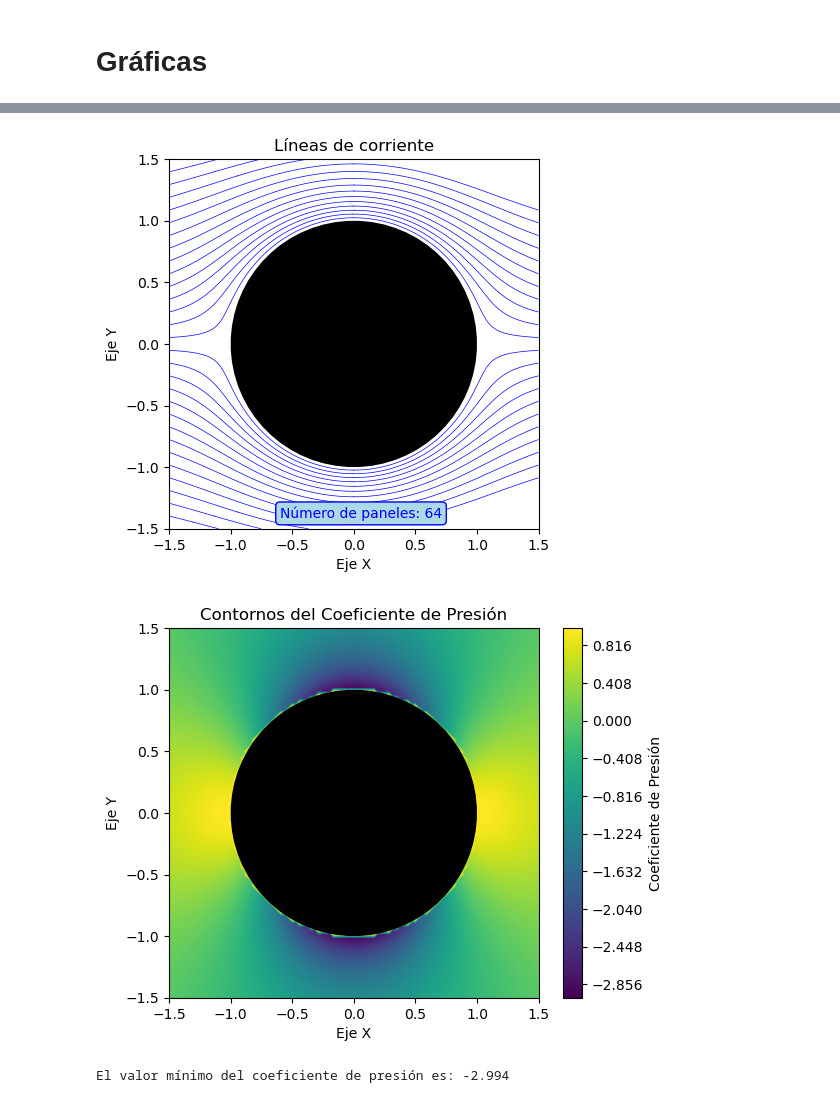
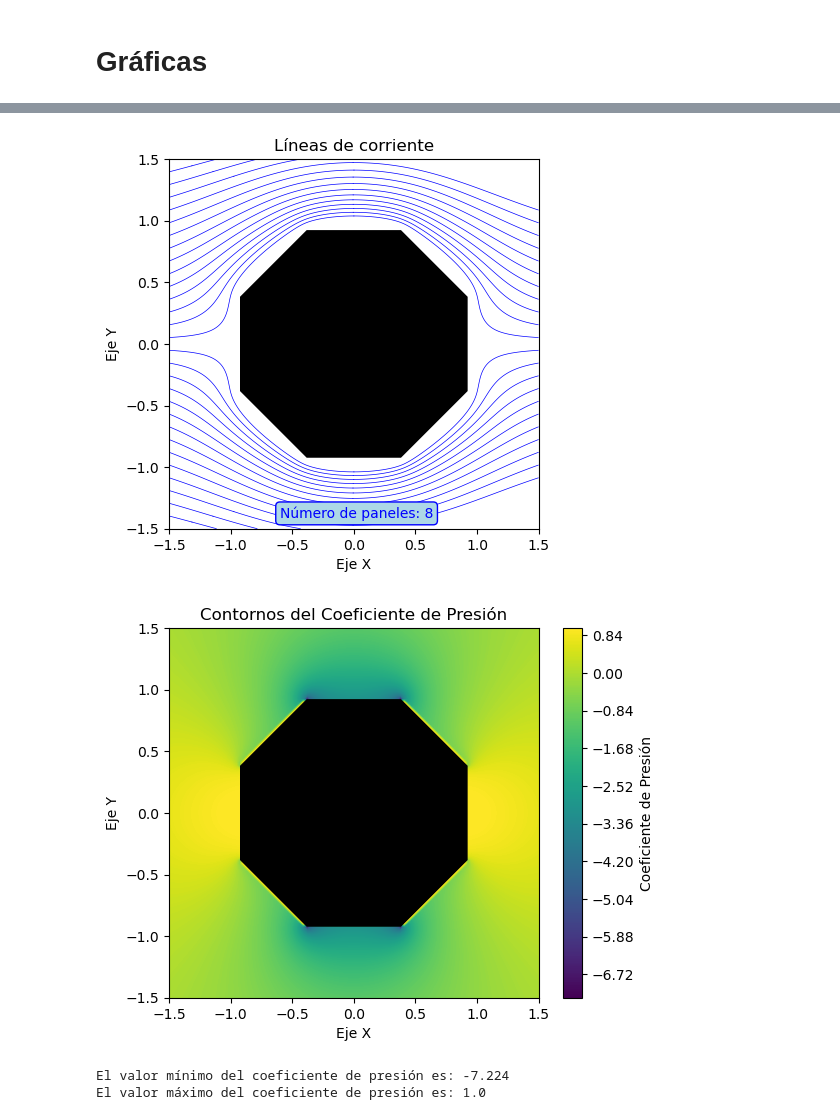
Before and after one commit to lviloriabas/aero-panel, a Jupyter notebook: cilindro.ipynb, the cells around one changed output, grey strips where cells are left out. Saved outputs shown, nothing was run; the diff lists cells and outputs as text; code cells hidden in the pictures.

```diff
--- a/cilindro.ipynb
+++ b/cilindro.ipynb
@@ -6,7 +6,7 @@ import matplotlib.colors as mcolors
 from funcs import calcular_IJ, calcular_streamline
 # %%
 Vinf = 1
-num_front = 65  # Numero de fronterasw o vértices
+num_front = 9  # Numero de fronterasw o vértices
 
 alpha_grad = 0
 alpha_rad = alpha_grad * (np.pi / 180)
@@ -304,23 +304,26 @@ plt.annotate(
 
 plt.show()
 # %% [output]
-[figure, old version]
+[figure, new version]
 # %%
 min_cp = np.min(CpXY)
-norm = mcolors.Normalize(vmin=min_cp, vmax=1)
+max_cp = np.max(CpXY)
+norm = mcolors.Normalize(vmin=min_cp, vmax=max_cp)
 contour = plt.contourf(XX, YY, CpXY, 500, cmap="viridis", norm=norm)
 plt.fill(XB, YB, "k")
 plt.xlabel("Eje X")
 plt.ylabel("Eje Y")
 plt.title("Contornos del Coeficiente de Presión")
 plt.gca().set_aspect("equal")
 plt.xlim(xVals)
 plt.ylim(yVals)
 cbar = plt.colorbar(contour)
 cbar.set_label("Coeficiente de Presión")
 plt.show()
 
 print("El valor mínimo del coeficiente de presión es:", round(min_cp, 3))
+print("El valor máximo del coeficiente de presión es:", round(max_cp, 3))
 # %% [output]
-[figure, old version]
+[figure, new version]
-El valor mínimo del coeficiente de presión es: -2.994
+El valor mínimo del coeficiente de presión es: -7.224
+El valor máximo del coeficiente de presión es: 1.0
```
Also changed, not shown: parts of 5 cells of this notebook, 2 other files.
